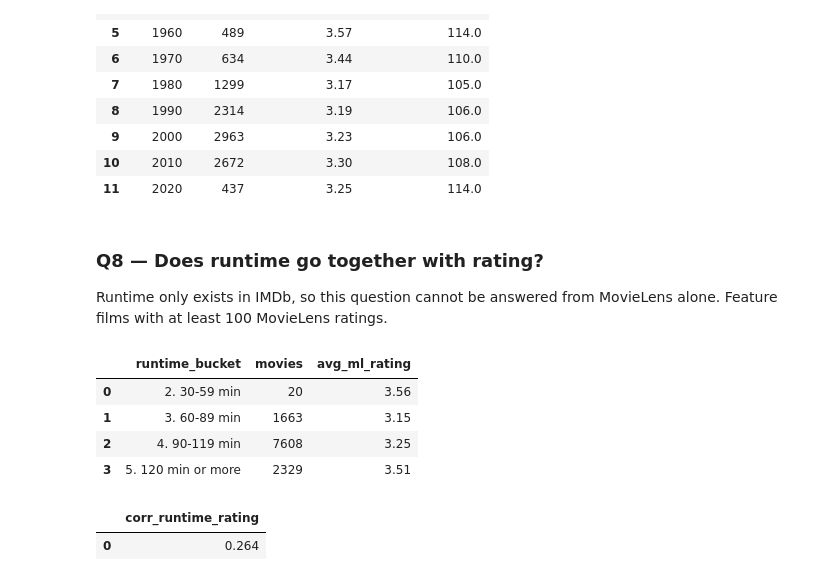
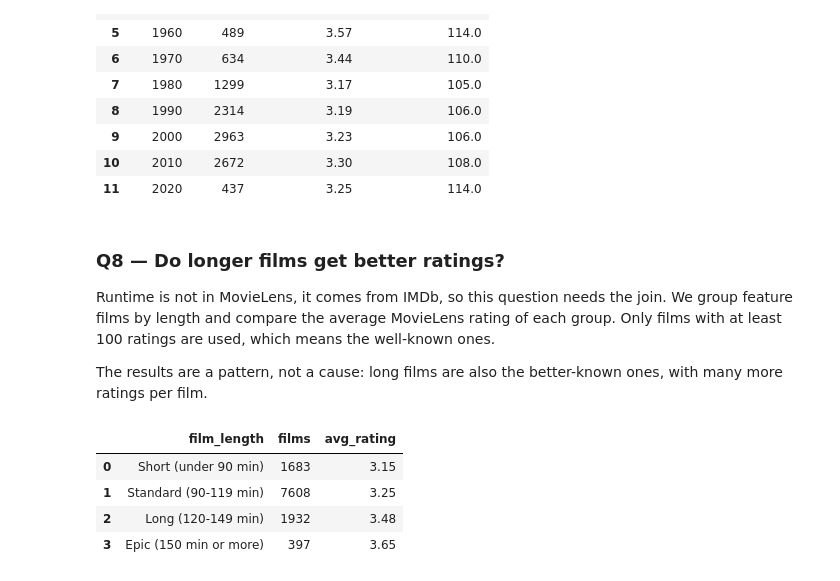
Before and after one commit to optmstic/big-data-foundations-movielens, a Jupyter notebook: group_project.ipynb, the cells around one changed output. Saved outputs shown, nothing was run; the diff lists cells and outputs as text; code cells hidden in the pictures.

```diff
--- a/group_project.ipynb
+++ b/group_project.ipynb
@@ -109,22 +92,21 @@ A persistent `VIEW` over `read_parquet()` keeps the metadata in `movielens.duckd
 con.close()
 con = duckdb.connect(str(DB_PATH))
 
-for csv_name, parquet_name in PARQUET_FILES.items():
-    view_name = Path(parquet_name).stem
+for path in sorted(PARQUET_DIR.glob('*.parquet')):
     con.execute(f"""
-        CREATE OR REPLACE VIEW {view_name} AS
-        SELECT * FROM read_parquet('{duck_path(PARQUET_DIR / parquet_name)}');
+        CREATE OR REPLACE VIEW {path.stem} AS
+        SELECT * FROM read_parquet('{duck_path(path)}');
     """)
 
 def q(sql):
-    return con.sql(sql).df()
+    display(con.sql(sql).df())
 
-display(q("""
+q("""
 SELECT table_name, table_type
 FROM information_schema.tables
 WHERE table_schema = 'main'
 ORDER BY table_name;
-"""))
+""")
 # %% [output]
 |  | table_name | table_type |
 | 0 | imdb_basics | VIEW |
@@ -411,37 +392,29 @@ ORDER BY decade;
 | 10 | 2010 | 2672 | 3.30 | 108.0 |
 | 11 | 2020 | 437 | 3.25 | 114.0 |
 # %% [markdown]
-### Q8 — Does runtime go together with rating?
-Runtime only exists in IMDb, so this question cannot be answered from MovieLens alone. Feature films with at least 100 MovieLens ratings.
+### Q8 — Do longer films get better ratings?
+Runtime is not in MovieLens, it comes from IMDb, so this question needs the join. We group feature films by length and compare the average MovieLens rating of each group. Only films with at least 100 ratings are used, which means the well-known ones.
+
+The results are a pattern, not a cause: long films are also the better-known ones, with many more ratings per film.
 # %%
-display(q("""
+q("""
 SELECT CASE
-         WHEN e.runtimeMinutes < 30  THEN '1. under 30 min'
-         WHEN e.runtimeMinutes < 60  THEN '2. 30-59 min'
-         WHEN e.runtimeMinutes < 90  THEN '3. 60-89 min'
-         WHEN e.runtimeMinutes < 120 THEN '4. 90-119 min'
-         ELSE                             '5. 120 min or more'
-       END AS runtime_bucket,
-       COUNT(*) AS movies,
-       ROUND(AVG(s.ml_avg_rating), 2) AS avg_ml_rating
+         WHEN e.runtimeMinutes < 90  THEN 'Short (under 90 min)'
+         WHEN e.runtimeMinutes < 120 THEN 'Standard (90-119 min)'
+         WHEN e.runtimeMinutes < 150 THEN 'Long (120-149 min)'
+         ELSE                             'Epic (150 min or more)'
+       END AS film_length,
+       COUNT(*) AS films,
+       ROUND(AVG(s.ml_avg_rating), 2) AS avg_rating
 FROM movies_imdb e
 JOIN movie_stats s USING (movieId)
 WHERE e.runtimeMinutes IS NOT NULL AND s.ml_ratings >= 100
-GROUP BY runtime_bucket
-ORDER BY runtime_bucket;
-"""))
-
-display(q("""
-SELECT ROUND(CORR(e.runtimeMinutes, s.ml_avg_rating), 3) AS corr_runtime_rating
-FROM movies_imdb e
-JOIN movie_stats s USING (movieId)
-WHERE e.runtimeMinutes IS NOT NULL AND s.ml_ratings >= 100;
-"""))
+GROUP BY film_length
+ORDER BY MIN(e.runtimeMinutes);
+""")
 # %% [output]
-|  | runtime_bucket | movies | avg_ml_rating |
-| 0 | 2. 30-59 min | 20 | 3.56 |
-| 1 | 3. 60-89 min | 1663 | 3.15 |
-| 2 | 4. 90-119 min | 7608 | 3.25 |
-| 3 | 5. 120 min or more | 2329 | 3.51 |
+|  | film_length | films | avg_rating |
+| 0 | Short (under 90 min) | 1683 | 3.15 |
+| 1 | Standard (90-119 min) | 7608 | 3.25 |
+| 2 | Long (120-149 min) | 1932 | 3.48 |
+| 3 | Epic (150 min or more) | 397 | 3.65 |
-|  | corr_runtime_rating |
-| 0 | 0.264 |
```
Also changed, not shown: parts of 18 cells of this notebook, 1 other file.
